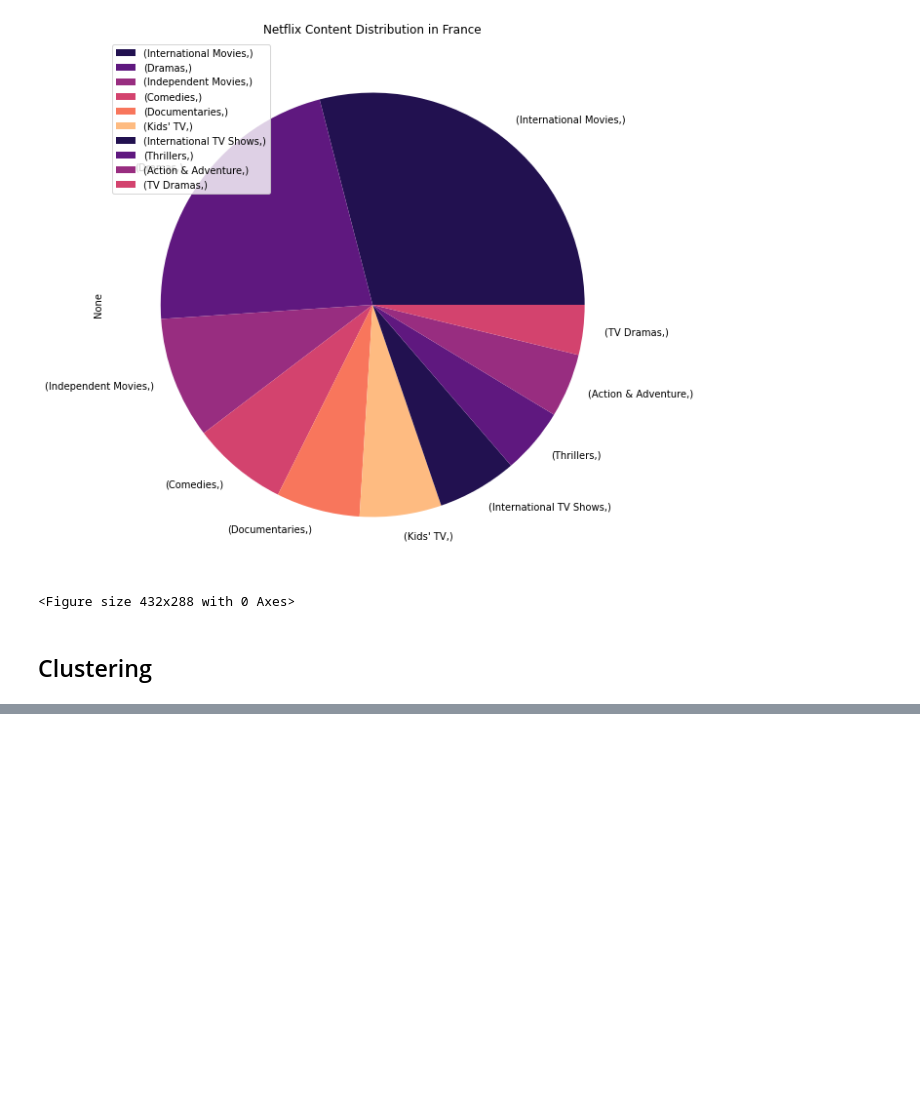
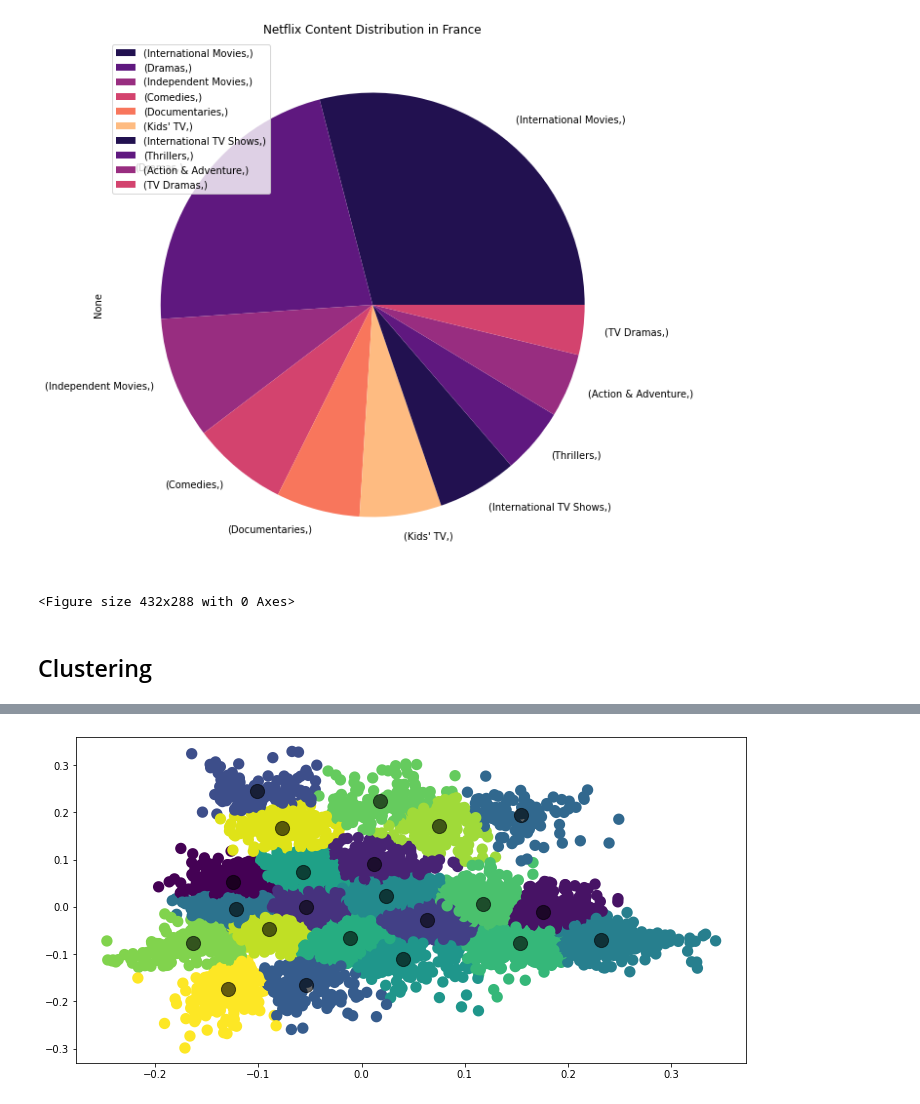
Before and after one commit to NayanaPradeep/Netflix-Movies-and-TV-Shows-Clustering, a Jupyter notebook: NETFLIX_MOVIES_AND_TV_SHOWS_CLUSTERING.ipynb, the cells around one changed output, grey strips where cells are left out. Saved outputs shown, nothing was run; the diff lists cells and outputs as text; code cells hidden in the pictures; blank space fills up the shorter version.

```diff
--- a/NETFLIX_MOVIES_AND_TV_SHOWS_CLUSTERING.ipynb
+++ b/NETFLIX_MOVIES_AND_TV_SHOWS_CLUSTERING.ipynb
@@ -964,0 +903,5 @@ df[df['cluster'] == 11][['type','title','director','cast','country','rating','li
+# %%
+k_clusters = 22
+
+model = KMeans(n_clusters=k_clusters, init='k-means++', n_init=10, max_iter=600, tol=0.000001, random_state=0)
+model.fit(X_train_vc)
@@ -964,0 +937,15 @@ df[df['cluster'] == 11][['type','title','director','cast','country','rating','li
+# %%
+from sklearn.decomposition import PCA
+sklearn_pca = PCA(n_components = 2)
+Y_sklearn = sklearn_pca.fit_transform(X_train_vc.toarray())
+kmeans = KMeans(n_clusters=k_clusters, max_iter=600, algorithm = 'auto')
+fitted = kmeans.fit(Y_sklearn)
+prediction = kmeans.predict(Y_sklearn)
+
+plt.figure(figsize=(12, 6))
+plt.scatter(Y_sklearn[:, 0], Y_sklearn[:, 1], c=prediction, s=40, cmap='viridis', linewidths=5)
+
+centers = fitted.cluster_centers_
+plt.scatter(centers[:, 0], centers[:, 1],c='black', s=200, alpha=0.6);
+# %% [output]
+[figure, added]
```
Also changed, not shown: parts of 55 cells of this notebook.
